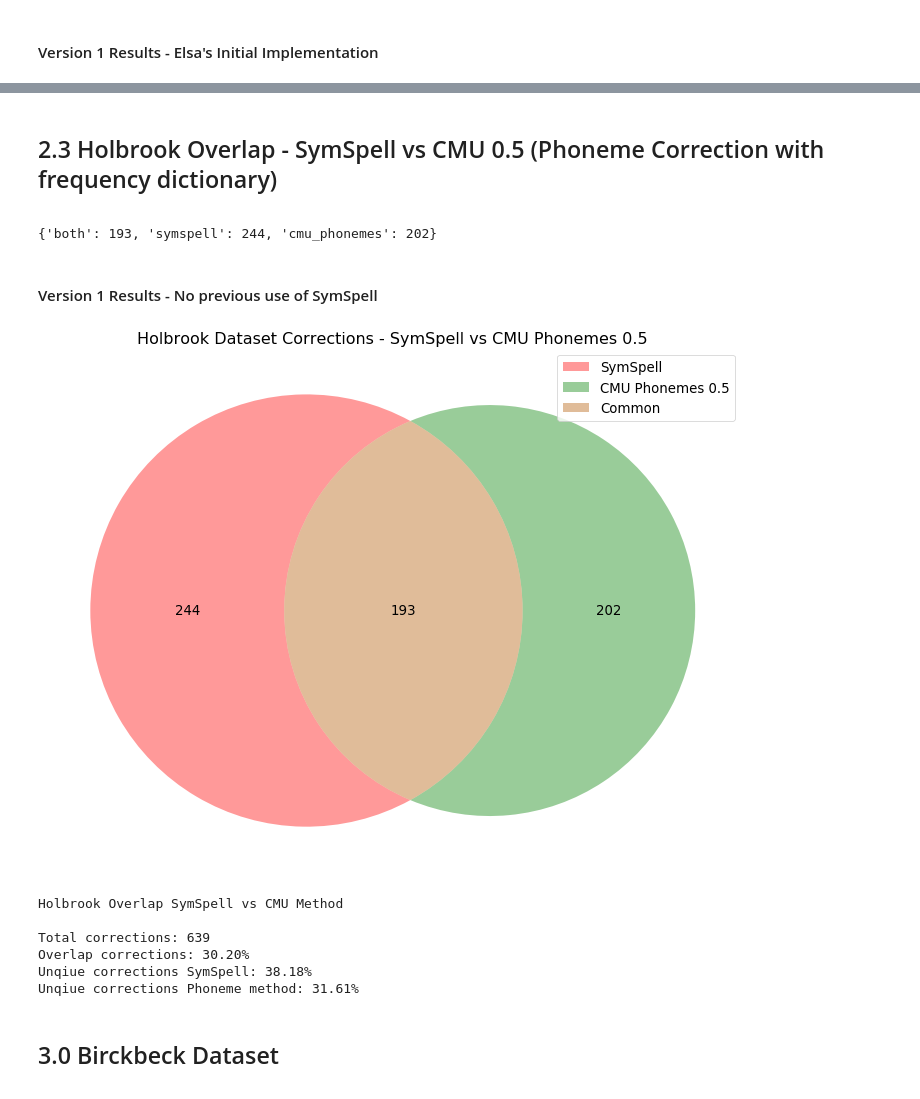
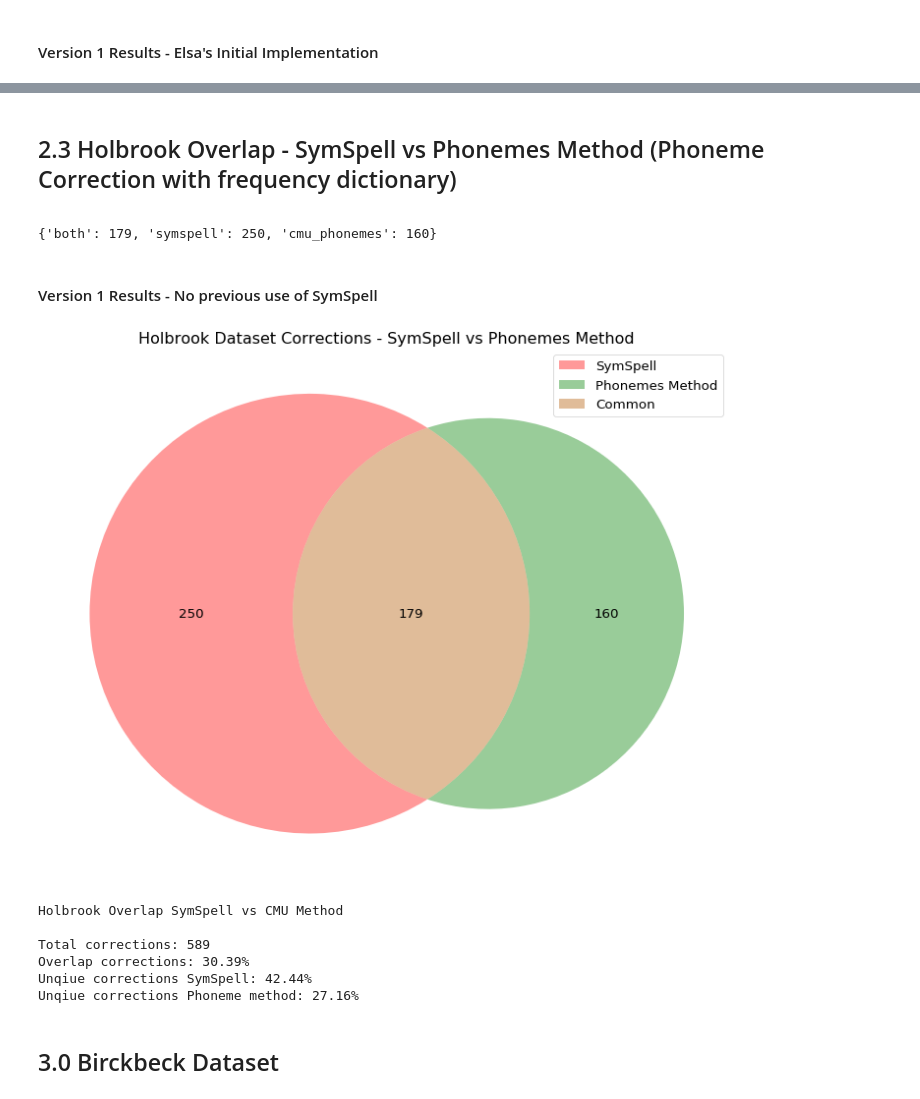
Before and after one commit to ucd-csl/Scapade, a Jupyter notebook: data_analysis/results_spelling_correction_overlap_and_scores.ipynb, the cells around one changed output, grey strips where cells are left out. Drawn from its saved outputs; the diff is of its cells as text; code cells hidden in the pictures.

```diff
--- a/data_analysis/results_spelling_correction_overlap_and_scores.ipynb
+++ b/data_analysis/results_spelling_correction_overlap_and_scores.ipynb
@@ -75,11 +75,11 @@ def overlap(dict_1, dict_2, dict_1_name, dict_2_name, data_name, comparison_name
     """
     Calculates the 'overlap' between the results of two spelling correction methods on the same dataset
 
-    :param dict_1: the first spelling correction python dictionary object to compare.
-    :param dict_2: the second spelling correction python dictionary object to compare.
-    :param dict_1_name: the name of the first python dictionary object eg. 'pyspell'.
-    :param dict_2_name: the name of the second python dictionary object eg. 'cmu_phonemes'.
-    :param data_name: the dataset used eg. 'holbrook'. Used for outputting results to correct directory. \
+    :param dict_1: first spelling correction python dictionary object to compare.
+    :param dict_2: second spelling correction python dictionary object to compare.
+    :param dict_1_name: name of the first python dictionary object eg. 'pyspell'.
+    :param dict_2_name: name of the second python dictionary object eg. 'cmu_phonemes'.
+    :param data_name: dataset used eg. 'holbrook'. Used for outputting results to correct directory. \
         Currently used names = ['aspell', 'birkbeck', 'holbrook', 'wiki', 'zeeko']
     :param comparison_name: the comparison of the two methods used eg. 'pyspell_cmu_phonemes'. Used to output \
         to the correct sub-dir. Currently used = ['pyspell_cmu_phonemes', 'symspell_cmu_phonemes']
@@ -106,20 +106,23 @@ def overlap(dict_1, dict_2, dict_1_name, dict_2_name, data_name, comparison_name
                 both_correct_count +=1
                 mispelling = key
                 suggestion = dict_1[key]['correct_spelling']
-                both_correct_list.append({'Mispelling':mispelling, 'Suggestion':suggestion})
+                both_correct_list.append({'Mispelling':mispelling,
+                                          'Suggestion':suggestion})
 
         elif dict_1[key]['suggested'] == dict_1[key]['correct_spelling']:
             dict_1_correct_count += 1
             mispelling = key
             suggestion = dict_1[key]['correct_spelling']
-            dict_1_correct_list.append({'Mispelling':mispelling, 'suggestion':suggestion})
+            dict_1_correct_list.append({'Mispelling':mispelling,
+                                        'suggestion':suggestion})
 
 
         elif dict_2[key]['suggested'] == dict_2[key]['correct_spelling']:
             dict_2_correct_count +=1
             mispelling = key
             suggestion = dict_2[key]['correct_spelling']
-            dict_2_correct_list.append({'Mispelling':mispelling, 'Suggestion':suggestion})
+            dict_2_correct_list.append({'Mispelling':mispelling,
+                                        'Suggestion':suggestion})
 
     df_both = pd.DataFrame(both_correct_list)
     df_dict_1 = pd.DataFrame(dict_1_correct_list)
@@ -129,7 +132,8 @@ def overlap(dict_1, dict_2, dict_1_name, dict_2_name, data_name, comparison_name
     df_dict_1.to_csv((path+dict_1_name+'.csv'),index=False)
     df_dict_2.to_csv((path+dict_2_name+'.csv'),index=False)
 
-    return({'both':both_correct_count, dict_1_name:dict_1_correct_count, dict_2_name:dict_2_correct_count})
+    return({'both':both_correct_count, dict_1_name:dict_1_correct_count,
+            dict_2_name:dict_2_correct_count})
 # %%
 def score_application(name, input_dict):
     """
@@ -242,5 +292,5 @@ plt.show()
 # %% [markdown]
-## 2.3 Holbrook Overlap - SymSpell vs CMU 0.5 (Phoneme Correction with frequency dictionary)
+## 2.3 Holbrook Overlap - SymSpell vs Phonemes Method (Phoneme Correction with frequency dictionary)
 <a name="holbrook_overlap_symspell_cmu"></a>
 # %%
 overlap_holbrook_sym_cmu = overlap(holbrook_symspell, holbrook_phonemes, 'symspell', 'cmu_phonemes',
@@ -248,28 +298,28 @@ overlap_holbrook_sym_cmu = overlap(holbrook_symspell, holbrook_phonemes, 'symspe
 # %%
 overlap_holbrook_sym_cmu
 # %% [output]
-{'both': 193, 'symspell': 244, 'cmu_phonemes': 202}
+{'both': 179, 'symspell': 250, 'cmu_phonemes': 160}
 # %% [markdown]
 #### Version 1 Results - No previous use of SymSpell
 # %%
 plt.figure(linewidth=5,  facecolor="white", figsize=(15,12), dpi=60)
 venn2(subsets=(overlap_holbrook_sym_cmu['symspell'],overlap_holbrook_sym_cmu['cmu_phonemes'],
                overlap_holbrook_sym_cmu['both']),set_labels=('','',''))
-plt.legend(labels=['SymSpell', 'CMU Phonemes 0.5','Common'])
-plt.title('Holbrook Dataset Corrections - SymSpell vs CMU Phonemes 0.5')
+plt.legend(labels=['SymSpell', 'Phonemes Method','Common'])
+plt.title('Holbrook Dataset Corrections - SymSpell vs Phonemes Method')
 plt.show()
 # %% [output]
-[figure, old version]
+[figure, new version]
 # %%
 print(color.BOLD + "Holbrook Overlap SymSpell vs CMU Method \n" + color.END)
 print_overlap_scores(overlap_holbrook_sym_cmu, 'SymSpell')
 # %% [output]
 Holbrook Overlap SymSpell vs CMU Method
 
-Total corrections: 639
-Overlap corrections: 30.20%
-Unqiue corrections SymSpell: 38.18%
-Unqiue corrections Phoneme method: 31.61%
+Total corrections: 589
+Overlap corrections: 30.39%
+Unqiue corrections SymSpell: 42.44%
+Unqiue corrections Phoneme method: 27.16%
 # %% [markdown]
 ## 3.0 Birckbeck Dataset <a name="birkbeck"></a>
 # %%
```
Also changed, not shown: parts of 56 cells of this notebook.
